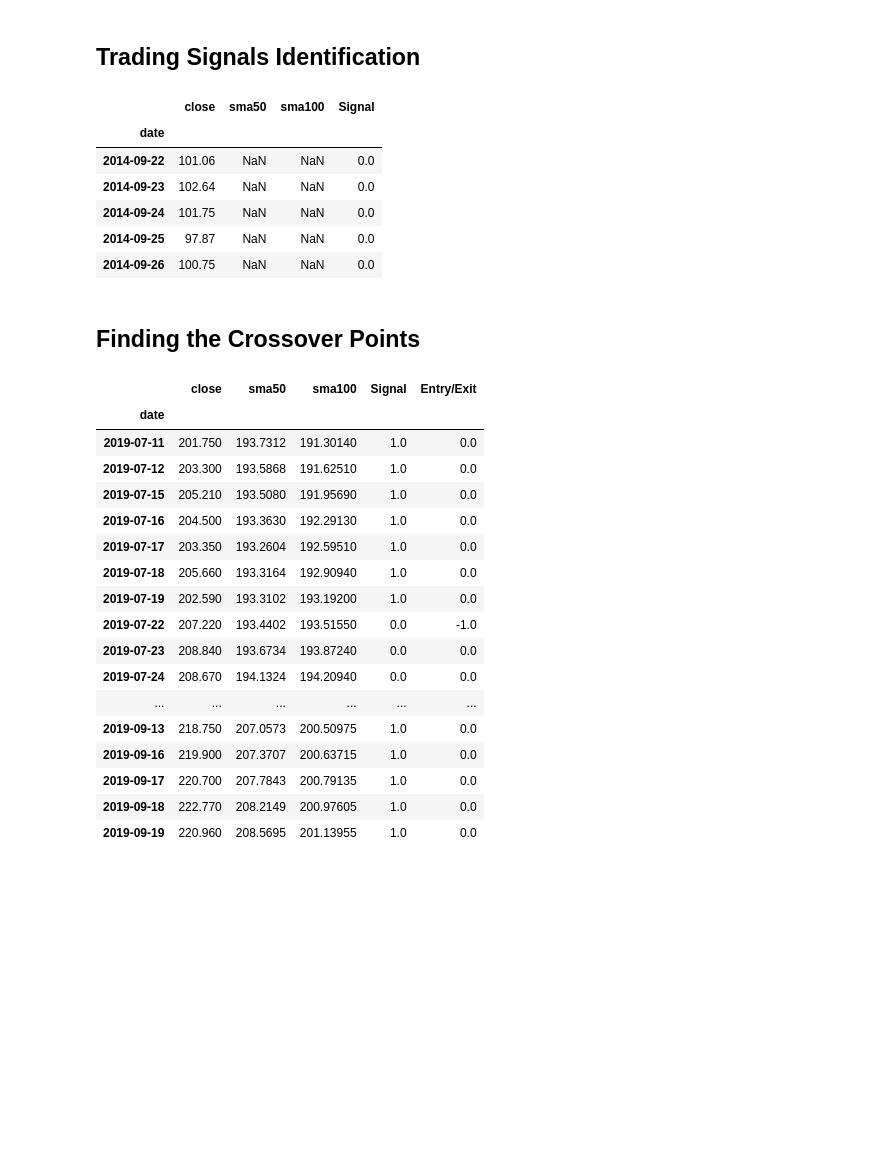
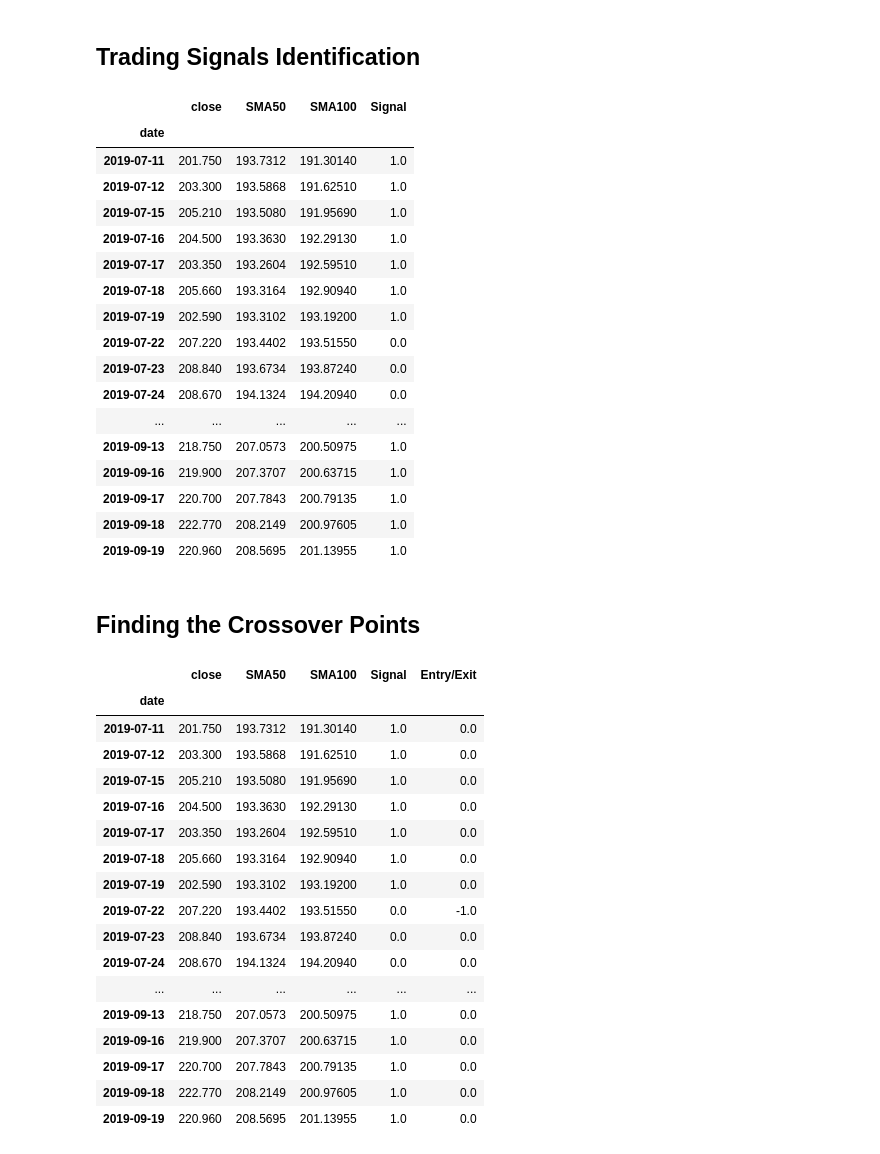
Before and after one commit to jlrichey/UCB-FinTech-Gitlab, a Jupyter notebook: 14-Algorithmic-Trading/1/Activities/06-Ins_Trading_Signals/Unsolved/trading_signals.ipynb, the cells around one changed output. Drawn from its saved outputs; the diff is of its cells as text; code cells hidden in the pictures; blank space fills up the shorter version.

```diff
--- a/14-Algorithmic-Trading/1/Activities/06-Ins_Trading_Signals/Unsolved/trading_signals.ipynb
+++ b/14-Algorithmic-Trading/1/Activities/06-Ins_Trading_Signals/Unsolved/trading_signals.ipynb
@@ -65,9 +68,10 @@ short_window = 50
 long_window = 100
 # %%
 # Generate the short and long window simple moving averages (50 and 100 days, respectively)
-signals_df['sma50'] = signals_df.close.rolling(window=short_window).mean()
-signals_df['sma100'] = signals_df.close.rolling(window=long_window).mean()
+signals_df["SMA50"] = signals_df.close.rolling(window=short_window).mean()
+signals_df["SMA100"] = signals_df.close.rolling(window=long_window).mean()
+
 # Review the DataFrame
-display(signals_df.head(100))
-display(signals_df.head(100))
+display(signals_df.head(51))
+display(signals_df.tail())
 # %% [output]
@@ -107,17 +108,29 @@ signals_df['Signal'] = 0.0
 # %%
 # Generate the trading signal 0 or 1,
 # where 1 is the short-window (SMA50) greater than the long-window (SMA100)
 # and 0 is when the condition is not met
-signals_df['Signal'][short_window:] = np.where(signals_df["sma50"][short_window:] > signals_df['sma100'][short_window:],1, 0)
+signals_df["Signal"][short_window:] = np.where(signals_df["SMA50"][short_window:]> signals_df["SMA100"][short_window:],1, 0)
+
 # Review the DataFrame
-signals_df.head()
+signals_df.tail(50)
 # %% [output]
-|  | close | sma50 | sma100 | Signal |
+|  | close | SMA50 | SMA100 | Signal |
 | date |  |  |  |  |
-| 2014-09-22 | 101.06 | NaN | NaN | 0.0 |
-| 2014-09-23 | 102.64 | NaN | NaN | 0.0 |
-| 2014-09-24 | 101.75 | NaN | NaN | 0.0 |
-| 2014-09-25 | 97.87 | NaN | NaN | 0.0 |
-| 2014-09-26 | 100.75 | NaN | NaN | 0.0 |
+| 2019-07-11 | 201.750 | 193.7312 | 191.30140 | 1.0 |
+| 2019-07-12 | 203.300 | 193.5868 | 191.62510 | 1.0 |
+| 2019-07-15 | 205.210 | 193.5080 | 191.95690 | 1.0 |
+| 2019-07-16 | 204.500 | 193.3630 | 192.29130 | 1.0 |
+| 2019-07-17 | 203.350 | 193.2604 | 192.59510 | 1.0 |
+| 2019-07-18 | 205.660 | 193.3164 | 192.90940 | 1.0 |
+| 2019-07-19 | 202.590 | 193.3102 | 193.19200 | 1.0 |
+| 2019-07-22 | 207.220 | 193.4402 | 193.51550 | 0.0 |
+| 2019-07-23 | 208.840 | 193.6734 | 193.87240 | 0.0 |
+| 2019-07-24 | 208.670 | 194.1324 | 194.20940 | 0.0 |
+| ... | ... | ... | ... | ... |
+| 2019-09-13 | 218.750 | 207.0573 | 200.50975 | 1.0 |
+| 2019-09-16 | 219.900 | 207.3707 | 200.63715 | 1.0 |
+| 2019-09-17 | 220.700 | 207.7843 | 200.79135 | 1.0 |
+| 2019-09-18 | 222.770 | 208.2149 | 200.97605 | 1.0 |
+| 2019-09-19 | 220.960 | 208.5695 | 201.13955 | 1.0 |
 # %% [markdown]
 ## Finding the Crossover Points
@@ -126,12 +137,12 @@ signals_df.head()
 # %%
 # Calculate the points in time when the Signal value changes
 # Identify trade entry (1) and exit (-1) points
-signals_df['Entry/Exit'] = signals_df['Signal'].diff()
+signals_df["Entry/Exit"] = signals_df["Signal"].diff()
 
 # Review the DataFrame
 signals_df.tail(50)
 # %% [output]
-|  | close | sma50 | sma100 | Signal | Entry/Exit |
+|  | close | SMA50 | SMA100 | Signal | Entry/Exit |
 | date |  |  |  |  |  |
 | 2019-07-11 | 201.750 | 193.7312 | 191.30140 | 1.0 | 0.0 |
 | 2019-07-12 | 203.300 | 193.5868 | 191.62510 | 1.0 | 0.0 |
```
Also changed, not shown: parts of 6 cells of this notebook, 22 other files.
